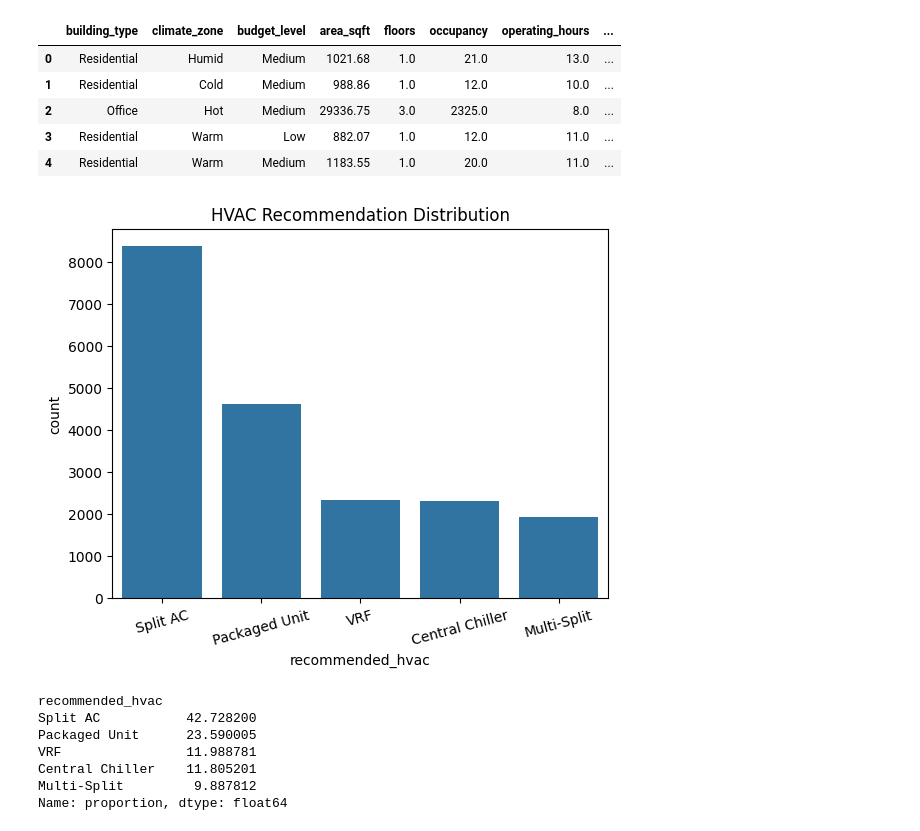
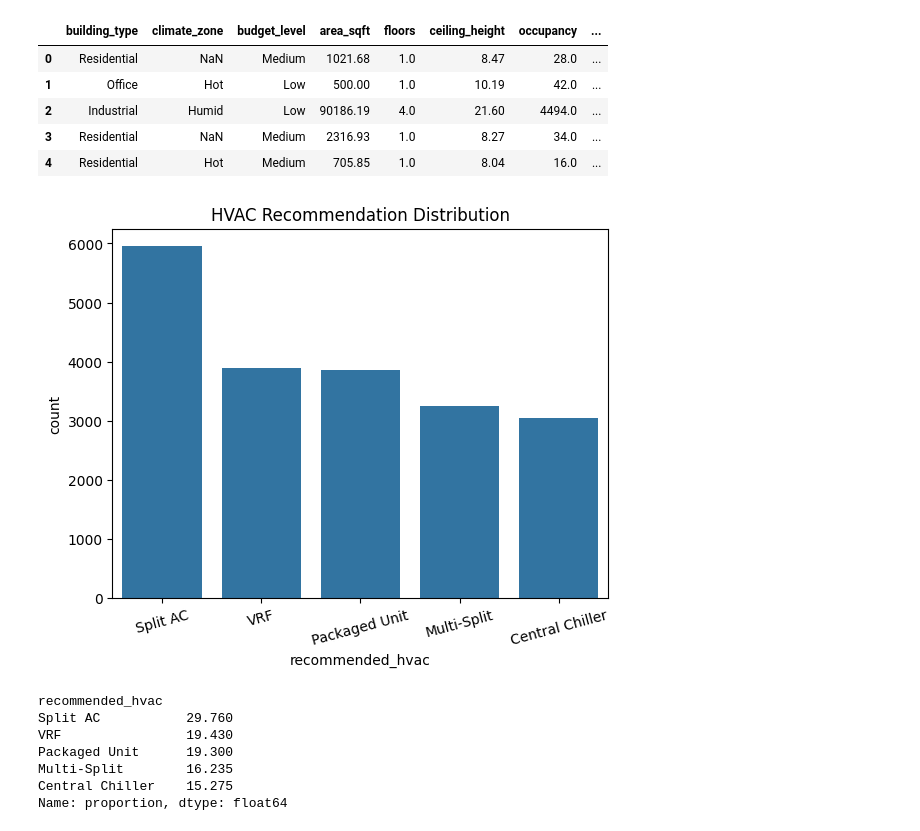
Before and after one commit to sarthakghavghave/hvac-recommendation-system, a Jupyter notebook: notebooks/01_data_generation.ipynb, the cells around one changed output. Saved outputs shown, nothing was run; the diff lists cells and outputs as text; code cells hidden in the pictures.

```diff
--- a/notebooks/01_data_generation.ipynb
+++ b/notebooks/01_data_generation.ipynb
@@ -8,15 +8,15 @@ from pathlib import Path
 
 PROJECT_ROOT = Path().resolve().parent
 # %%
-data = pd.read_csv(PROJECT_ROOT / "data/raw/hvac_synthetic_dataset_v3.csv")
+data = pd.read_csv(PROJECT_ROOT / "data/raw/hvac_training_dataset.csv")
 data.head()
 # %% [output]
-|  | building_type | climate_zone | budget_level | area_sqft | floors | occupancy | operating_hours | ... |
-| 0 | Residential | Humid | Medium | 1021.68 | 1.0 | 21.0 | 13.0 | ... |
-| 1 | Residential | Cold | Medium | 988.86 | 1.0 | 12.0 | 10.0 | ... |
-| 2 | Office | Hot | Medium | 29336.75 | 3.0 | 2325.0 | 8.0 | ... |
-| 3 | Residential | Warm | Low | 882.07 | 1.0 | 12.0 | 11.0 | ... |
-| 4 | Residential | Warm | Medium | 1183.55 | 1.0 | 20.0 | 11.0 | ... |
+|  | building_type | climate_zone | budget_level | area_sqft | floors | ceiling_height | occupancy | ... |
+| 0 | Residential | NaN | Medium | 1021.68 | 1.0 | 8.47 | 28.0 | ... |
+| 1 | Office | Hot | Low | 500.00 | 1.0 | 10.19 | 42.0 | ... |
+| 2 | Industrial | Humid | Low | 90186.19 | 4.0 | 21.60 | 4494.0 | ... |
+| 3 | Residential | NaN | Medium | 2316.93 | 1.0 | 8.27 | 34.0 | ... |
+| 4 | Residential | Hot | Medium | 705.85 | 1.0 | 8.04 | 16.0 | ... |
 # %%
 sns.countplot(
     data=data,
@@ -28,7 +28,7 @@ plt.title("HVAC Recommendation Distribution")
 plt.xticks(rotation=15)
 plt.show()
 # %% [output]
-[figure, old version]
+[figure, new version]
 # %%
 print(
     data["recommended_hvac"]
@@ -36,11 +36,11 @@ print(
 )
 # %% [output]
 recommended_hvac
-Split AC           42.728200
-Packaged Unit      23.590005
-VRF                11.988781
-Central Chiller    11.805201
-Multi-Split         9.887812
+Split AC           29.760
+VRF                19.430
+Packaged Unit      19.300
+Multi-Split        16.235
+Central Chiller    15.275
 Name: proportion, dtype: float64
 # %%
 numeric_df = data.select_dtypes(include=np.number)
```
Also changed, not shown: parts of 3 cells of this notebook, 3 other files.
